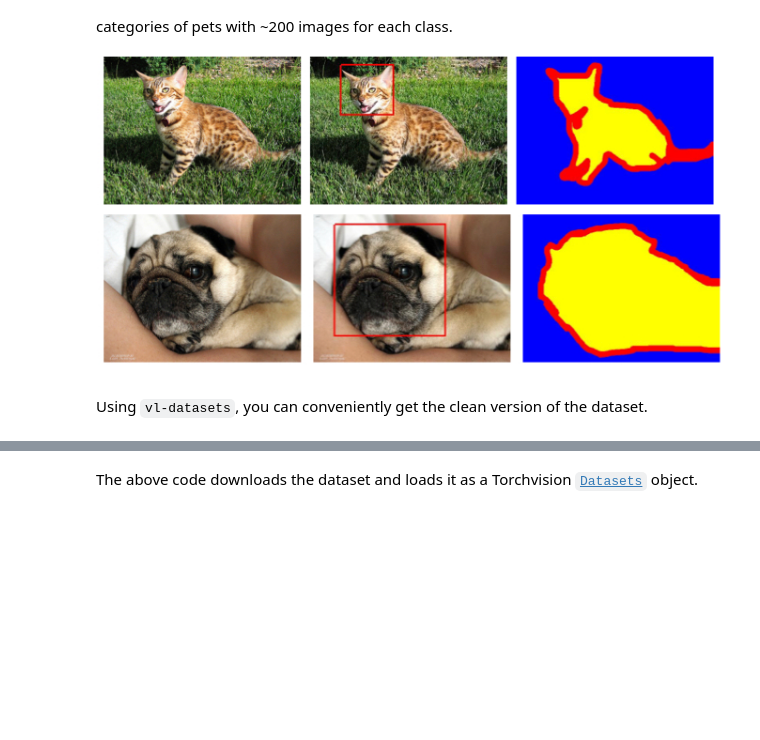
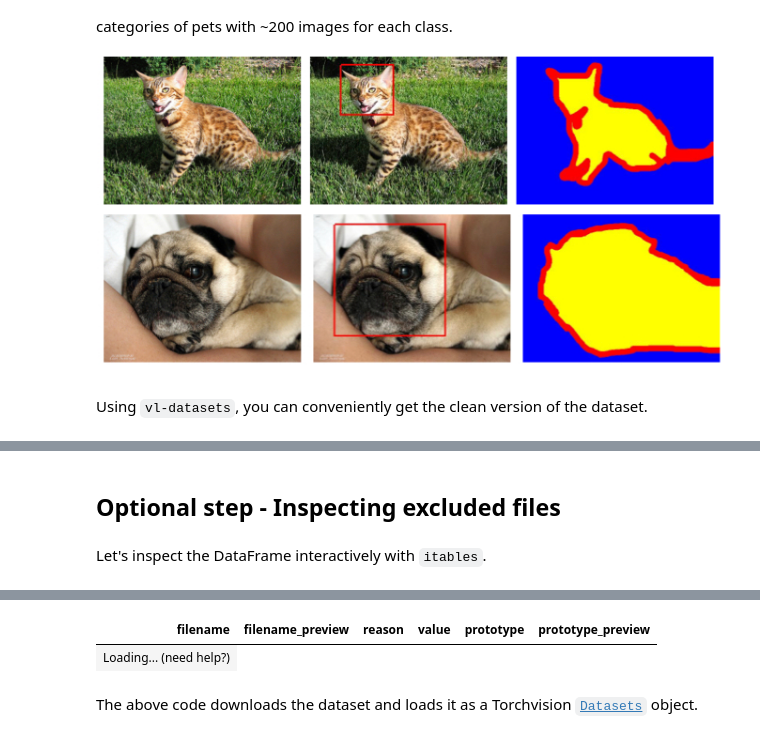
Before and after one commit to visual-layer/visuallayer, a Jupyter notebook: notebooks/train-fastai.ipynb, the cells around one changed output, grey strips where cells are left out. Saved outputs shown, nothing was run; the diff lists cells and outputs as text; code cells hidden in the pictures; blank space fills up the shorter version.

Commit message:
Clean up redundant code. (#20)
* update fastai nb with itable

* update

* refactor pets

* add windows badge

* refactor and rerun notebooks

```diff
--- a/notebooks/train-fastai.ipynb
+++ b/notebooks/train-fastai.ipynb
@@ -47,0 +70,26 @@ Excluded yorkshire_terrier_182 from the test set
+# %% [markdown]
+## Optional step - Inspecting excluded files
+# %% [markdown]
+Let's inspect the DataFrame interactively with `itables`.
+# %%
+!pip install itables -Uq
+
+from itables import init_notebook_mode
+init_notebook_mode(all_interactive=True)
+
+df = train_dataset.exclude_df
+df['filename_preview']=df['filename']
+df['prototype_preview']=df['prototype']
+df = df.loc[:, ['filename', 'filename_preview', 'reason', 'value','prototype', 'prototype_preview']]
+
+def to_img_tag(path):
+    if isinstance(path, str):
+        return '<img src="' + path + '" width="100" >'
+    else:
+        return path  # Return the original value if it's not a string
+
+# Apply the to_img_tag function to the 'filename' column and store the results in 'filename_preview'
+df['filename_preview'] = df['filename'].apply(to_img_tag)
+df['prototype_preview'] = df['prototype'].apply(to_img_tag)
+df
+# %% [output]
@@ -48,3 +98,5 @@ Excluded yorkshire_terrier_182 from the test set
+| filename | filename_preview | reason | value | prototype | prototype_preview |
+| Loading... (need help?) |
 # %% [markdown]
 The above code downloads the dataset and loads it as a Torchvision [`Datasets`](https://pytorch.org/vision/stable/datasets.html) object.
 # %% [markdown]
```
Also changed, not shown: parts of 10 cells of this notebook, 7 other files.
